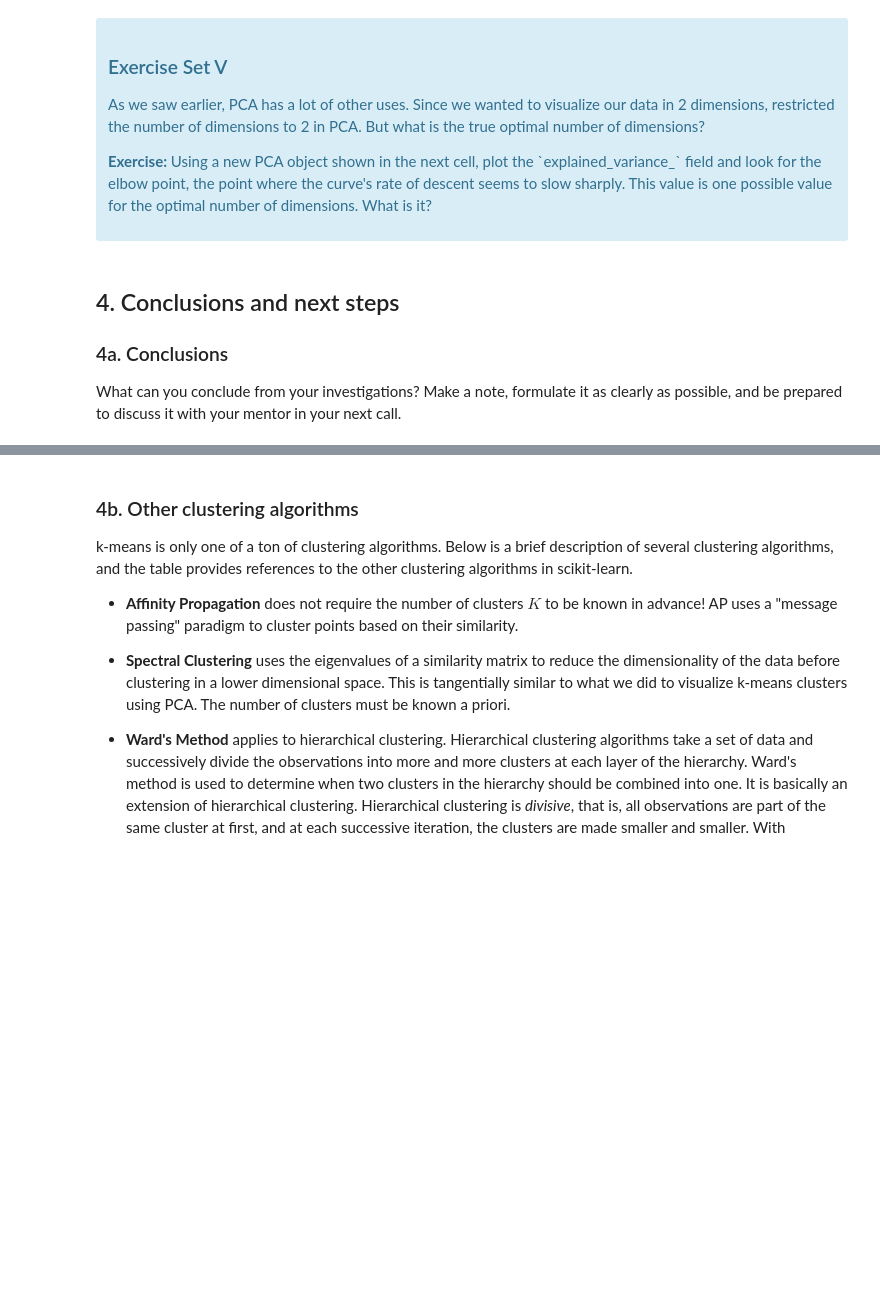
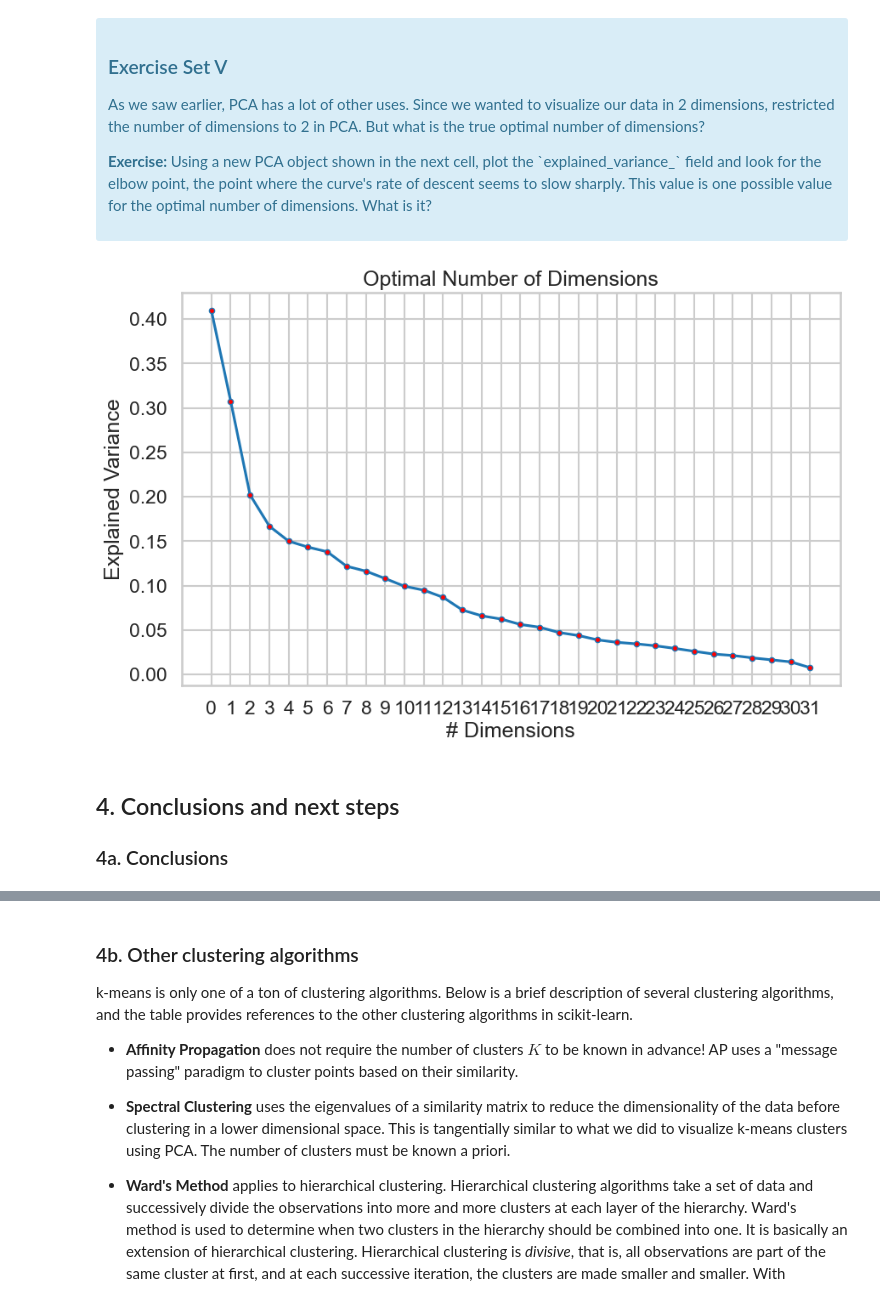
Before and after one commit to rcepedaraza/customer-segmentation-k-means-case-study, a Jupyter notebook: notebook/Clustering Case Study - Customer Segmentation with K-Means.ipynb, the cells around one changed output, grey strips where cells are left out. Saved outputs shown, nothing was run; the diff lists cells and outputs as text; code cells hidden in the pictures; blank space fills up the shorter version.

```diff
--- a/notebook/Clustering Case Study - Customer Segmentation with K-Means.ipynb
+++ b/notebook/Clustering Case Study - Customer Segmentation with K-Means.ipynb
@@ -395,4 +409,23 @@ pca.fit(X)
-# %% [markdown]
-## 4. Conclusions and next steps
-### 4a. Conclusions
-What can you conclude from your investigations? Make a note, formulate it as clearly as possible, and be prepared to discuss it with your mentor in your next call.
+# %%
+# Initialize a new PCA model with a default number of components.
+import sklearn.decomposition
+pca = sklearn.decomposition.PCA()
+pca.fit(x_cols)
+
+# Elbow point
+ex_variances = pca.explained_variance_
+var_range = list(range(len(ex_variances)))
+
+# Visualize elbow
+fig, ax = plt.subplots(figsize=(10, 6))
+plt.plot(var_range, ex_variances, marker=".", mfc="red")
+plt.xticks(var_range)
+plt.title("Optimal Number of Dimensions")
+plt.xlabel("# Dimensions")
+plt.ylabel("Explained Variance")
+plt.show()
+# %% [output]
+[figure, added]
+# %% [markdown]
+## 4. Conclusions and next steps
+### 4a. Conclusions
```
Also changed, not shown: parts of 8 cells of this notebook.
